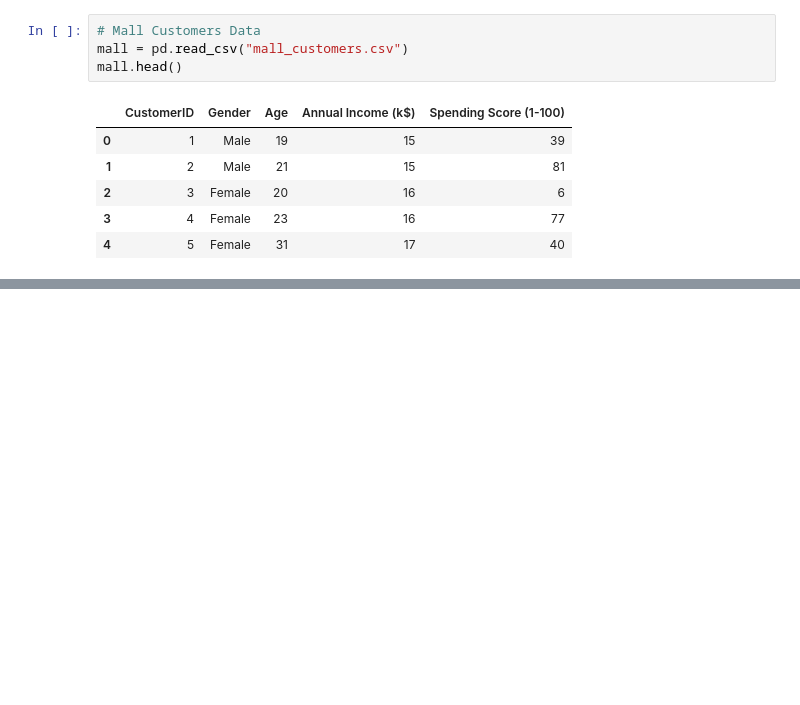
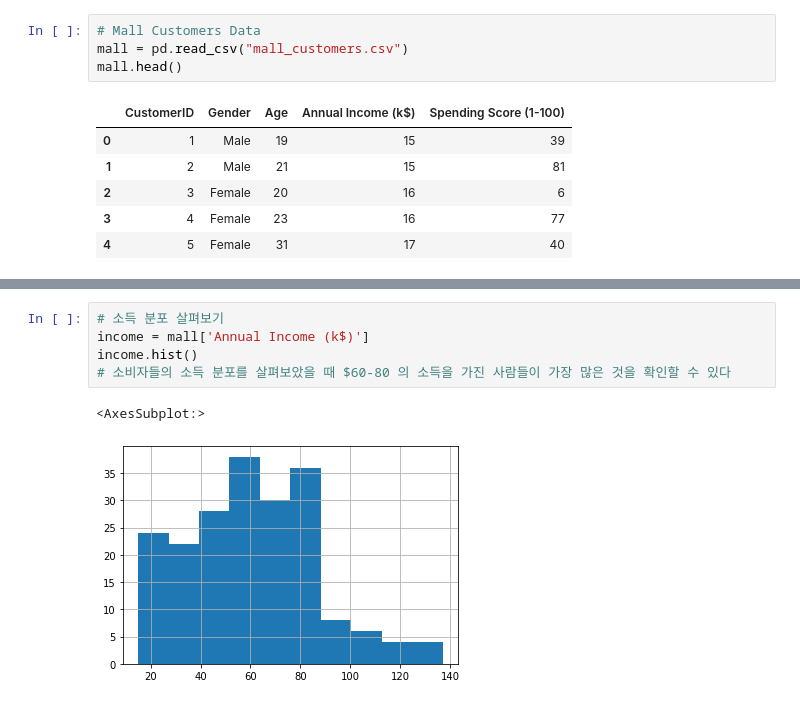
Before and after one commit to Taehee-K/ToBigs15, a Jupyter notebook: Week3/week3_KNN & Clustering/assignment2.ipynb, the cells around one changed output, grey strips where cells are left out. Cells and saved outputs as stored; diff of their text form; blank space fills up the shorter version.

```diff
--- a/Week3/week3_KNN & Clustering/assignment2.ipynb
+++ b/Week3/week3_KNN & Clustering/assignment2.ipynb
@@ -25,0 +75,8 @@ mall.head()
+# %%
+# 소득 분포 살펴보기
+income = mall['Annual Income (k$)']
+income.hist()
+# 소비자들의 소득 분포를 살펴보았을 때 $60-80 의 소득을 가진 사람들이 가장 많은 것을 확인할 수 있다
+# %% [output]
+<AxesSubplot:>
+[figure, added]
```
Also changed, not shown: parts of 35 cells of this notebook, 1 other file.
